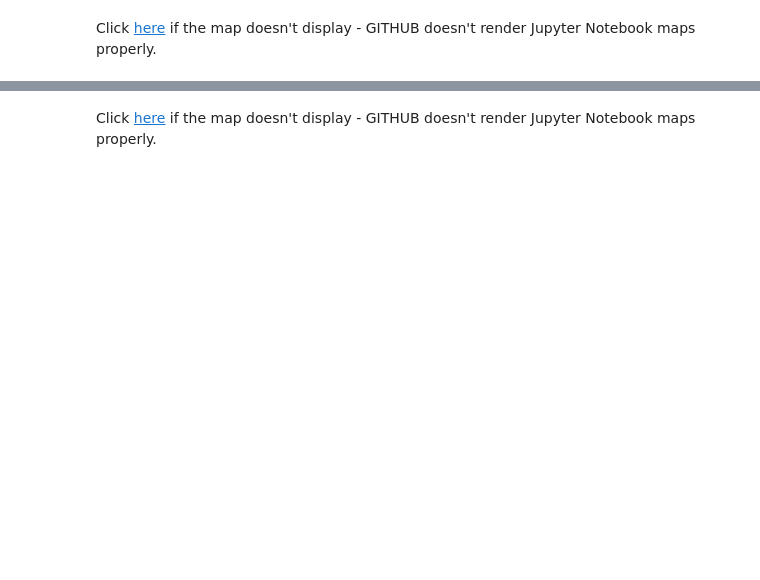
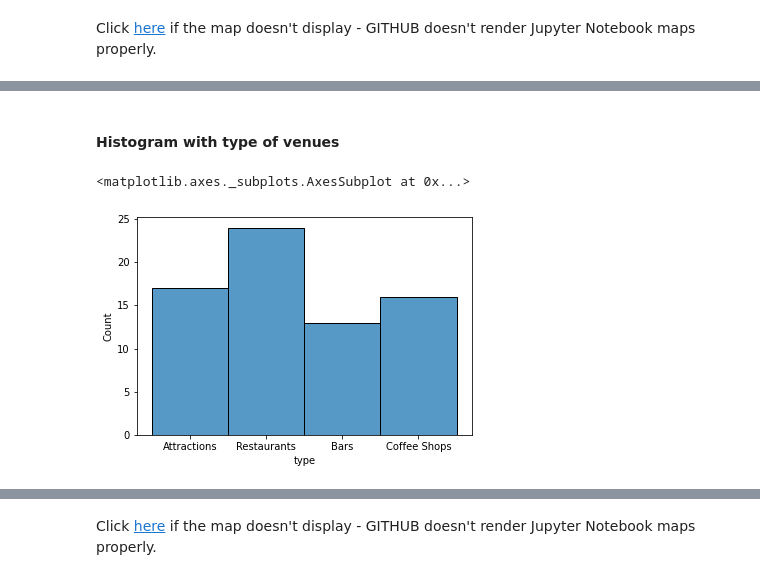
Before and after one commit to leaofrigo/Coursera_Capstone, a Jupyter notebook: mkt_analysis_final.ipynb, the cells around one changed output, grey strips where cells are left out. Cells and saved outputs as stored; diff of their text form; code cells hidden in the pictures; blank space fills up the shorter version.

```diff
--- a/mkt_analysis_final.ipynb
+++ b/mkt_analysis_final.ipynb
@@ -112,0 +169,35 @@ Click [here](city_map.html) if the map doesn't display - GITHUB doesn't render J
+# %%
+# create a series with distinct venues types
+venues_type=fkf_location_venues['categories'].value_counts()
+
+# create a dataframe with all restaurants
+fkf_restaurants=fkf_location_venues[fkf_location_venues['categories'].str.contains("Restaurant|Trattoria|Bistro")]
+
+# add column to check if restaurant is asian
+asian_specific=['Vietnamese','Sushi','Thai','Korean','Chinese','Japanese']
+pattern = '|'.join(asian_specific)
+check_asian=(fkf_restaurants.categories.str.contains(pattern))
+check_asian_df = pd.DataFrame({'asian': check_asian})
+fkf_restaurants=fkf_restaurants.join(check_asian_df)
+
+# reorganize data into types to create histograms
+fkf_location_venues.loc[fkf_location_venues['categories'].str.contains("Restaurant|Trattoria|Bistro"),'type'] = 'Restaurants'
+fkf_location_venues.loc[fkf_location_venues['categories'].str.contains("Wine|Bar|Gastropub|Beer"),'type'] = 'Bars'
+fkf_location_venues.loc[fkf_location_venues['categories'].str.contains("Coffee|Café"),'type'] = 'Coffee Shops'
+fkf_location_venues.loc[fkf_location_venues['categories'].str.contains("Market|Plaza|Gym|Theater|Museum|Waterfront"),'type'] = 'Attractions'
+# %%
+# histogram with types of venues
+venues_hist=fkf_location_venues
+venues_hist.dropna(inplace=True)
+venues_hist
+
+# histogram with types of restaurants
+restaurants_hist=fkf_restaurants[['asian']]*1
+restaurants_hist.asian = restaurants_hist.asian.apply(lambda x: 'Asian' if 1 == x else 'Not asian')
+# %% [markdown]
+#### Histogram with type of venues
+# %%
+sns.histplot(venues_hist.type)
+# %% [output]
+<matplotlib.axes._subplots.AxesSubplot at 0x...>
+[figure, added]
```
Also changed, not shown: parts of 41 cells of this notebook, 10 other files.
